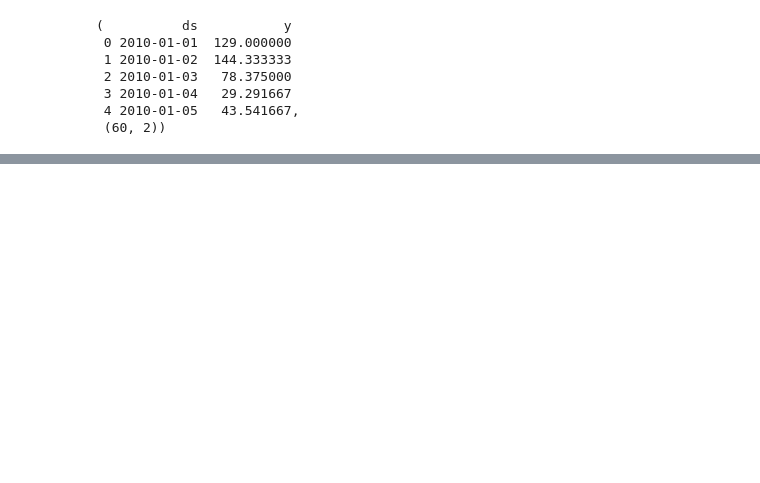
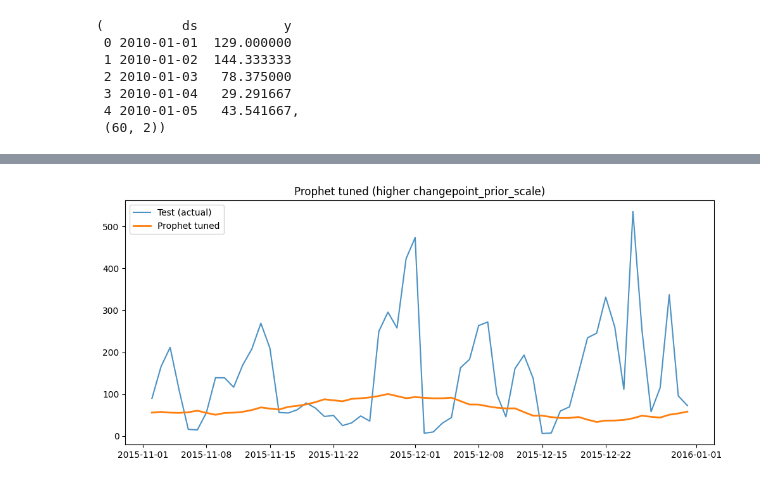
Before and after one commit to Sergi-Magrina/pollution-forecasting, a Jupyter notebook: notebooks/phase2_forecasting_prophet.ipynb, the cells around one changed output, grey strips where cells are left out. Drawn from its saved outputs; the diff is of its cells as text; code cells hidden in the pictures; blank space fills up the shorter version.

```diff
--- a/notebooks/phase2_forecasting_prophet.ipynb
+++ b/notebooks/phase2_forecasting_prophet.ipynb
@@ -96,0 +111,19 @@ future.head()
+# %%
+# More flexible Prophet (captures sudden trend shifts)
+m_tuned = Prophet(
+    daily_seasonality=False,
+    weekly_seasonality=True,
+    yearly_seasonality=True,
+    changepoint_prior_scale=0.8,  # ↑ was 0.2, allows faster changes
+)
+
+m_tuned.fit(df_train[["ds", "y"]])
+fcst_tuned = m_tuned.predict(df_test[["ds"]])
+
+# Plot comparison
+plt.figure(figsize=(12,5))
+plt.plot(df_test["ds"], df_test["y"], label="Test (actual)", alpha=0.8)
+plt.plot(df_test["ds"], fcst_tuned["yhat"], label="Prophet tuned", linewidth=2)
+plt.title("Prophet tuned (higher changepoint_prior_scale)")
+plt.legend(); plt.show()
+# %% [output]
@@ -96,0 +132 @@ future.head()
+[figure, added]
```
Also changed, not shown: parts of 6 cells of this notebook, 3 other files.
